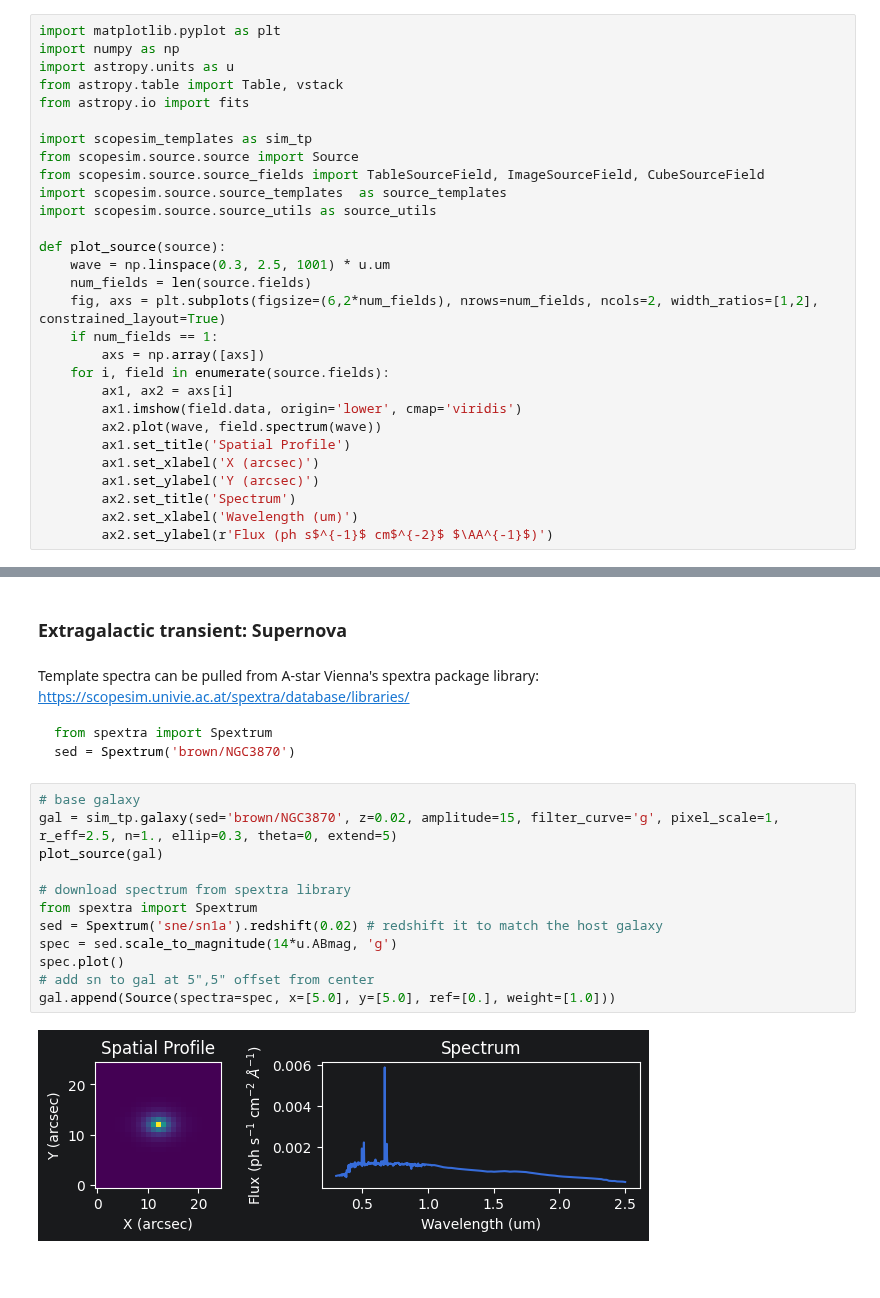
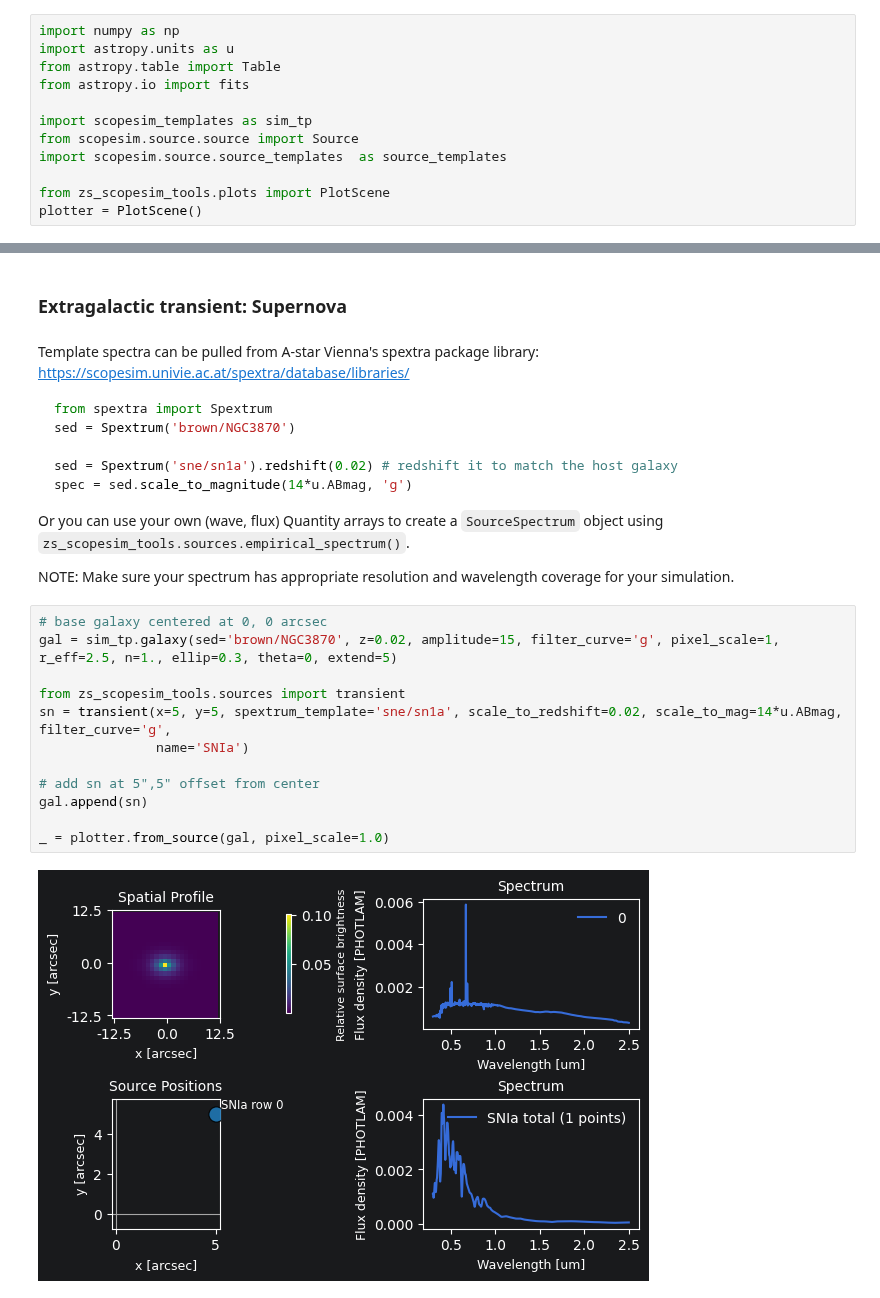
Before and after one commit to CaltechOpticalObservatories/zs-scopesim, a Jupyter notebook: notebooks/ii_ScopeSim_Sources.ipynb, the cells around one changed output, grey strips where cells are left out. Drawn from its saved outputs; the diff is of its cells as text; blank space fills up the shorter version.

````diff
--- a/notebooks/ii_ScopeSim_Sources.ipynb
+++ b/notebooks/ii_ScopeSim_Sources.ipynb
@@ -38,34 +38,17 @@ Available field types (subclasses of `SourceField`):
 
 ---
 # %%
-import matplotlib.pyplot as plt
 import numpy as np
 import astropy.units as u
-from astropy.table import Table, vstack
+from astropy.table import Table
 from astropy.io import fits
 
 import scopesim_templates as sim_tp
 from scopesim.source.source import Source
-from scopesim.source.source_fields import TableSourceField, ImageSourceField, CubeSourceField
 import scopesim.source.source_templates  as source_templates
-import scopesim.source.source_utils as source_utils
 
-def plot_source(source):
-    wave = np.linspace(0.3, 2.5, 1001) * u.um
-    num_fields = len(source.fields)
-    fig, axs = plt.subplots(figsize=(6,2*num_fields), nrows=num_fields, ncols=2, width_ratios=[1,2], constrained_layout=True)
-    if num_fields == 1:
-        axs = np.array([axs])
-    for i, field in enumerate(source.fields):
-        ax1, ax2 = axs[i]
-        ax1.imshow(field.data, origin='lower', cmap='viridis')
-        ax2.plot(wave, field.spectrum(wave))
-        ax1.set_title('Spatial Profile')
-        ax1.set_xlabel('X (arcsec)')
-        ax1.set_ylabel('Y (arcsec)')
-        ax2.set_title('Spectrum')
-        ax2.set_xlabel('Wavelength (um)')
-        ax2.set_ylabel(r'Flux (ph s$^{-1}$ cm$^{-2}$ $\AA^{-1}$)')
+from zs_scopesim_tools.plots import PlotScene
+plotter = PlotScene()
 # %% [markdown]
 ## How to create `Source` objects
 
@@ -236,18 +175,26 @@ https://scopesim.univie.ac.at/spextra/database/libraries/
 ``` python
 from spextra import Spextrum
 sed = Spextrum('brown/NGC3870')
+
+sed = Spextrum('sne/sn1a').redshift(0.02) # redshift it to match the host galaxy
+spec = sed.scale_to_magnitude(14*u.ABmag, 'g')
 ```
+
+Or you can use your own (wave, flux) Quantity arrays to create a `SourceSpectrum` object
+using `zs_scopesim_tools.sources.empirical_spectrum()`.
+
+NOTE: Make sure your spectrum has appropriate resolution and wavelength coverage for your simulation.
 # %%
-# base galaxy
+# base galaxy centered at 0, 0 arcsec
 gal = sim_tp.galaxy(sed='brown/NGC3870', z=0.02, amplitude=15, filter_curve='g', pixel_scale=1, r_eff=2.5, n=1., ellip=0.3, theta=0, extend=5)
-plot_source(gal)
 
-# download spectrum from spextra library
-from spextra import Spextrum
-sed = Spextrum('sne/sn1a').redshift(0.02) # redshift it to match the host galaxy
-spec = sed.scale_to_magnitude(14*u.ABmag, 'g')
-spec.plot()
-# add sn to gal at 5",5" offset from center
-gal.append(Source(spectra=spec, x=[5.0], y=[5.0], ref=[0.], weight=[1.0]))
+from zs_scopesim_tools.sources import transient
+sn = transient(x=5, y=5, spextrum_template='sne/sn1a', scale_to_redshift=0.02, scale_to_mag=14*u.ABmag, filter_curve='g',
+               name='SNIa')
+
+# add sn at 5",5" offset from center
+gal.append(sn)
+
+_ = plotter.from_source(gal, pixel_scale=1.0)
 # %% [output]
-[figure, old version]
+[figure, new version]
````
Also changed, not shown: parts of 17 cells of this notebook, 1 other file.
